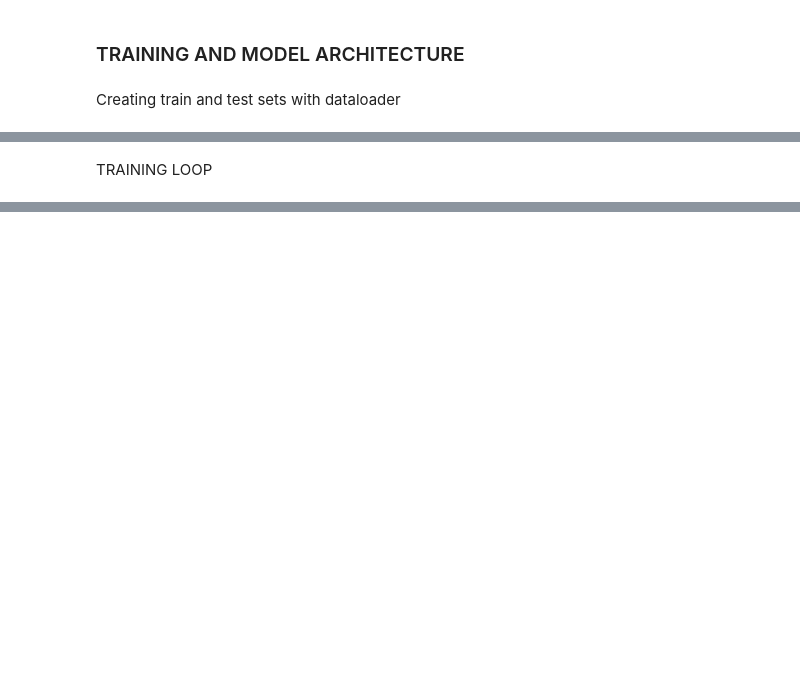
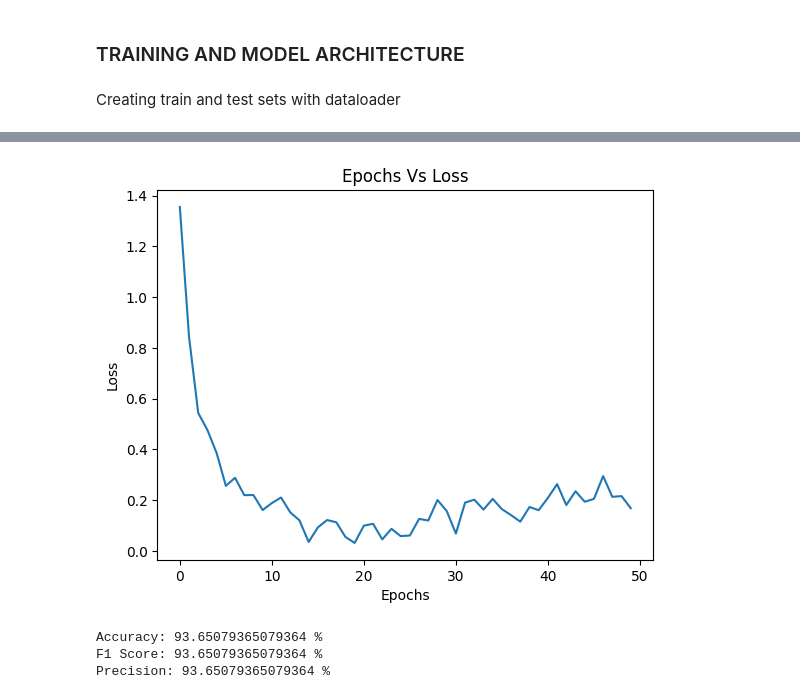
Before and after one commit to Ha-ri-ka/Intent-recognition, a Jupyter notebook: IR_draft1.ipynb, the cells around one changed output, grey strips where cells are left out. Saved outputs shown, nothing was run; the diff lists cells and outputs as text; code cells hidden in the pictures; blank space fills up the shorter version.

```diff
--- a/IR_draft1.ipynb
+++ b/IR_draft1.ipynb
@@ -187,0 +197,5 @@ Define model architecture
+# %%
+loss_fn = torch.nn.CrossEntropyLoss()
+def GetOptimizer(model):
+    optimizer = torch.optim.Adam(model.parameters(), lr=1e-5, weight_decay=1e-4)
+    return optimizer
@@ -187,0 +204,23 @@ Define model architecture
+# %%
+def train(epochs,model):
+    lossList=[]
+    for epoch in range(epochs):
+        model.train()
+        epoch_loss=0
+        for _,inputs in enumerate(trainingData):
+            ip_ids=inputs[0].to(device)
+            mask=inputs[1].to(device)
+            target=inputs[2].to(device)
+
+            GetOptimizer(model).zero_grad()
+            predictions=model(ip_ids,mask)
+            loss=loss_fn(predictions,target)
+            loss.backward()
+            GetOptimizer(model).step()
+
+            epoch_loss+=loss
+        average_loss_per_epoch=epoch_loss/len(trainingData)
+        lossList.append(average_loss_per_epoch.item())
+        if epoch%10==0 or epoch==epochs-1:
+            print(f"{epoch} epoch: loss ={loss}")
+    return lossList
@@ -188 +250,7 @@ Define model architecture
+# %%
+def visualizeLoss(losses):
+    plt.plot(losses)
+    plt.xlabel("Epochs")
+    plt.ylabel("Loss")
+    plt.title("Epochs Vs Loss")
 # %% [markdown]
@@ -211,2 +271,0 @@ epochs = 50
-# %% [markdown]
-TRAINING LOOP
@@ -233,0 +272,6 @@ plt.title("Epochs Vs Loss")
+# %%
+bert_model = BERTmodel().to(device)
+epochs = 50
+lossList=train(epochs,bert_model)
+visualizeLoss(lossList)
+# %% [output]
@@ -233,0 +283,7 @@ plt.title("Epochs Vs Loss")
+[figure, added]
+# %%
+evaluate(bert_model)
+# %% [output]
+Accuracy: 93.65079365079364 %
+F1 Score: 93.65079365079364 %
+Precision: 93.65079365079364 %
```
Also changed, not shown: parts of 18 cells of this notebook.
